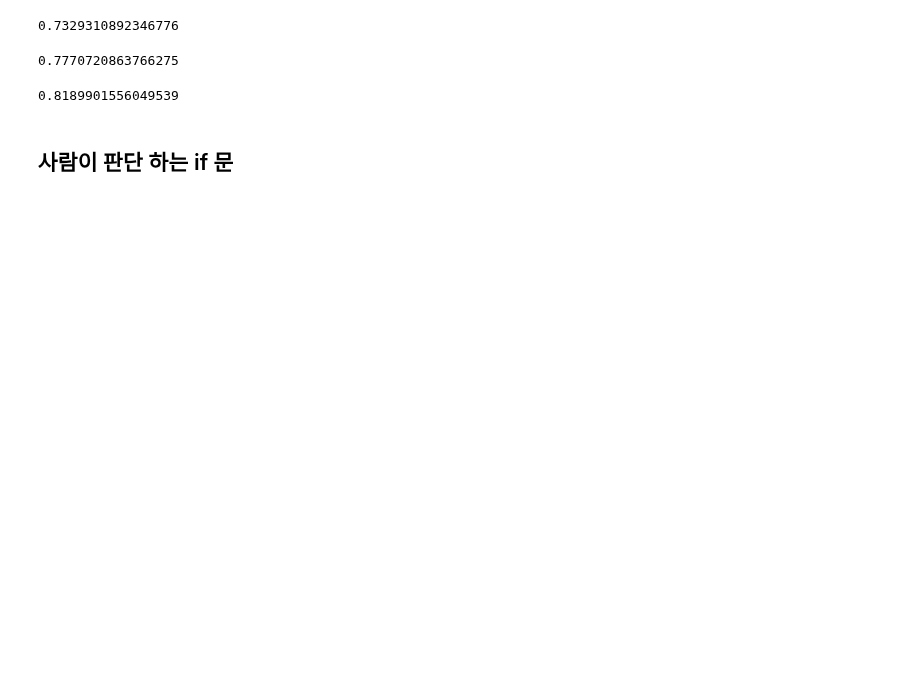
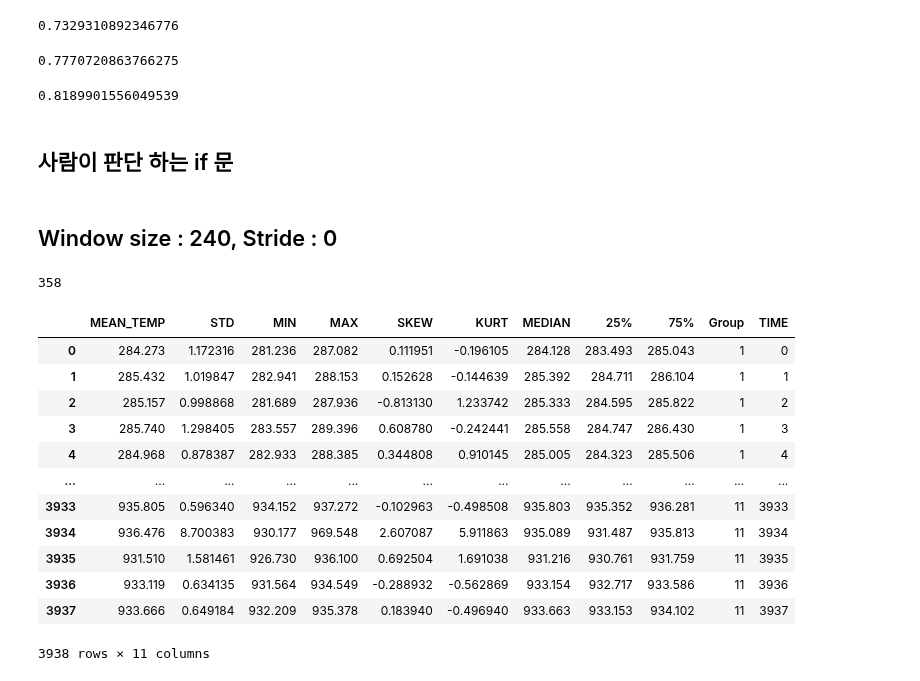
Before and after one commit to ksh914/hanhwa, a Jupyter notebook: 10_31_2.ipynb, the cells around one changed output. Saved outputs shown, nothing was run; the diff lists cells and outputs as text; code cells hidden in the pictures; blank space fills up the shorter version.

```diff
--- a/10_31_2.ipynb
+++ b/10_31_2.ipynb
@@ -353,0 +430,79 @@ def function(data):
+# %% [markdown]
+## Window size : 240, Stride : 0
+# %%
+for i in range(1,8):
+    globals()['df_'+str(i)+'_tmp'] = df_all[85920*(i-1):85920*i].reset_index().drop(columns=['index'], axis=0)
+
+
+for i in range(1,8):
+    mean = globals()['df_'+str(i)+'_tmp']['TEMP'].mean()
+    diff  = 261.7292228119181 - mean
+    globals()['df_'+str(i)+'_tmp']['TEMP'] += diff
+
+for i in range(8,12):
+    globals()['df_'+str(i)+'_tmp'] = globals()['df_'+str(i-5)+'_tmp'].copy()
+
+for i in range(2,12):
+    series = np.round(trend(time, slope = slope) + globals()['df_'+str(i)+'_tmp']['TEMP'] + dx*(i-2), 3)
+    globals()['df_'+str(i)+'_tmp']['TEMP'] = series
+
+for i in range(1,12):
+    data = {'MEAN_TEMP' : [], 'STD' : [], 'MIN' : [], 'MAX' : [], 'SKEW' : [], 'KURT' : [], 'MEDIAN':[], '25%' : [], '75%' : [], 'Group' : []}
+
+    for j in range(358):
+        tmp = globals()['df_'+str(i)+'_tmp']['TEMP'][240*j:240*(j+1)]
+        MEAN = np.round(tmp.mean(),3)
+        MIN = np.min(tmp)
+        MAX = np.max(tmp)
+        STD = np.std(tmp)
+        skew = tmp.skew()
+        kurt = tmp.kurt()
+        median = tmp.median()
+        a, b = np.percentile(tmp, q=[25,75])
+        data['Group'].append(i)
+        data['MEAN_TEMP'].append(MEAN)
+        data['MIN'].append(MIN)
+        data['MAX'].append(MAX)
+        data['STD'].append(STD)
+        data['SKEW'].append(skew)
+        data['KURT'].append(kurt)
+        data['MEDIAN'].append(np.round(median,3))
+        data['25%'].append(np.round(a,3))
+        data['75%'].append(np.round(b,3))
+
+    globals()['group_'+str(i)] = pd.DataFrame(data)
+
+print(len(group_1))
+TIME = pd.DataFrame({'TIME' : np.arange(3938)})
+tmp = pd.concat([group_1, group_2], axis = 0)
+tmp = pd.concat([tmp, group_3], axis = 0)
+tmp = pd.concat([tmp, group_4], axis = 0)
+tmp = pd.concat([tmp, group_5], axis = 0)
+tmp = pd.concat([tmp, group_6], axis = 0)
+tmp = pd.concat([tmp, group_7], axis = 0)
+tmp = pd.concat([tmp, group_8], axis = 0)
+tmp = pd.concat([tmp, group_9], axis = 0)
+tmp = pd.concat([tmp, group_10], axis = 0)
+tmp = pd.concat([tmp, group_11], axis = 0)
+tmp = tmp.reset_index()
+tmp = pd.concat([tmp, TIME], axis = 1)
+tmp.drop(columns = ['index'], inplace = True)
+df = tmp
+# %% [output]
+358
+# %%
+df
+# %% [output]
+|  | MEAN_TEMP | STD | MIN | MAX | SKEW | KURT | MEDIAN | 25% | 75% | Group | TIME |
+| 0 | 284.273 | 1.172316 | 281.236 | 287.082 | 0.111951 | -0.196105 | 284.128 | 283.493 | 285.043 | 1 | 0 |
+| 1 | 285.432 | 1.019847 | 282.941 | 288.153 | 0.152628 | -0.144639 | 285.392 | 284.711 | 286.104 | 1 | 1 |
+| 2 | 285.157 | 0.998868 | 281.689 | 287.936 | -0.813130 | 1.233742 | 285.333 | 284.595 | 285.822 | 1 | 2 |
+| 3 | 285.740 | 1.298405 | 283.557 | 289.396 | 0.608780 | -0.242441 | 285.558 | 284.747 | 286.430 | 1 | 3 |
+| 4 | 284.968 | 0.878387 | 282.933 | 288.385 | 0.344808 | 0.910145 | 285.005 | 284.323 | 285.506 | 1 | 4 |
+| ... | ... | ... | ... | ... | ... | ... | ... | ... | ... | ... | ... |
+| 3933 | 935.805 | 0.596340 | 934.152 | 937.272 | -0.102963 | -0.498508 | 935.803 | 935.352 | 936.281 | 11 | 3933 |
+| 3934 | 936.476 | 8.700383 | 930.177 | 969.548 | 2.607087 | 5.911863 | 935.089 | 931.487 | 935.813 | 11 | 3934 |
+| 3935 | 931.510 | 1.581461 | 926.730 | 936.100 | 0.692504 | 1.691038 | 931.216 | 930.761 | 931.759 | 11 | 3935 |
+| 3936 | 933.119 | 0.634135 | 931.564 | 934.549 | -0.288932 | -0.562869 | 933.154 | 932.717 | 933.586 | 11 | 3936 |
+| 3937 | 933.666 | 0.649184 | 932.209 | 935.378 | 0.183940 | -0.496940 | 933.663 | 933.153 | 934.102 | 11 | 3937 |
+3938 rows × 11 columns
```
Also changed, not shown: parts of 56 cells of this notebook.
